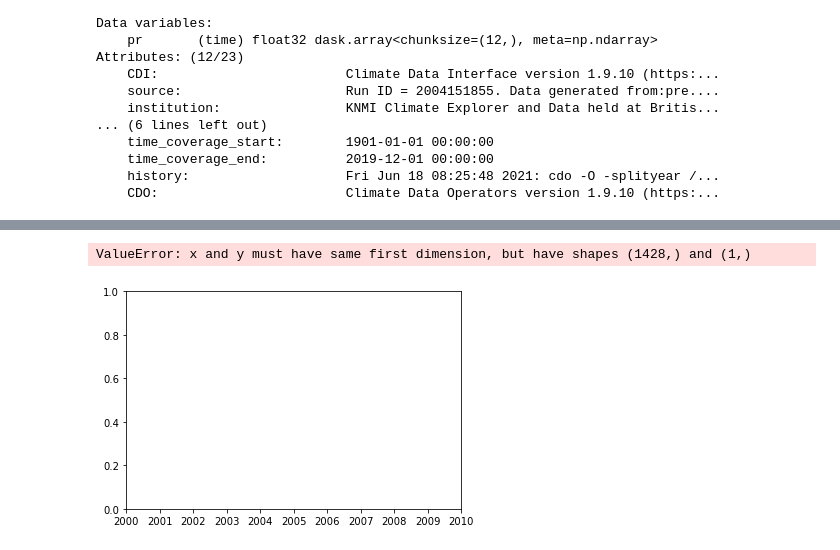
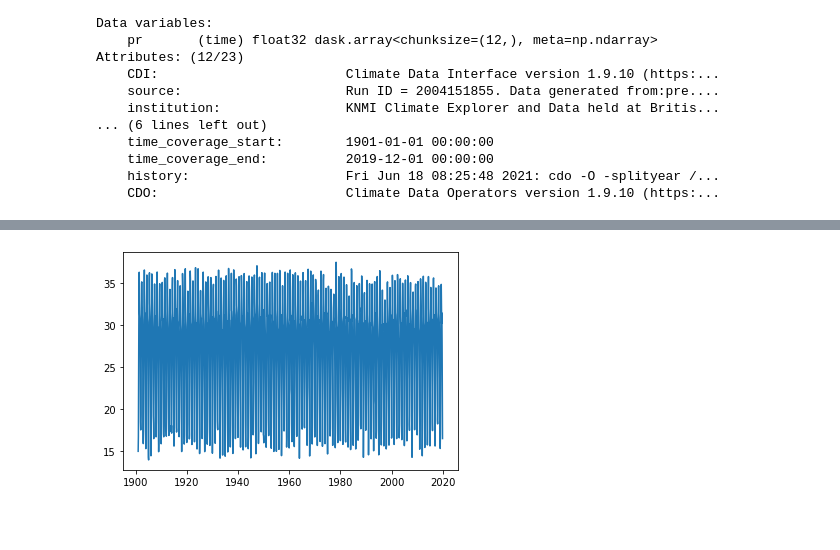
Before and after one commit to alliajagbe/time-series, a Jupyter notebook: timedata2.ipynb, the cells around one changed output, grey strips where cells are left out. Cells and saved outputs as stored; diff of their text form; code cells hidden in the pictures; blank space fills up the shorter version.

```diff
--- a/timedata2.ipynb
+++ b/timedata2.ipynb
@@ -86,9 +86,7 @@ Attributes: (12/23)
     CDO:                        Climate Data Operators version 1.9.10 (https:...>
 # %%
 plt.close('all')
-# plotting time against the values
-plt.plot(tasmax_location.time, tasmax_location.values)
+plt.plot(tasmax_location.time, tasmax_location.temp.values)
 plt.show()
 # %% [output]
-ValueError: x and y must have same first dimension, but have shapes (1428,) and (1,)
-[figure, old version]
+[figure, new version]
```
Also changed, not shown: parts of 1 cell of this notebook.
